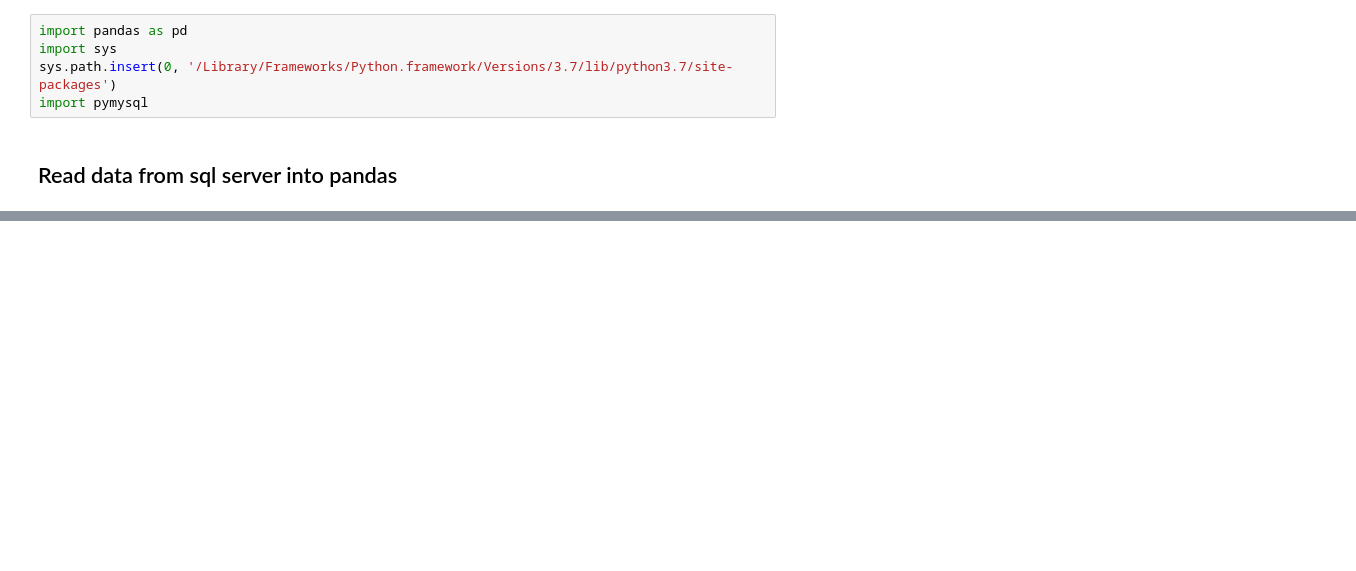
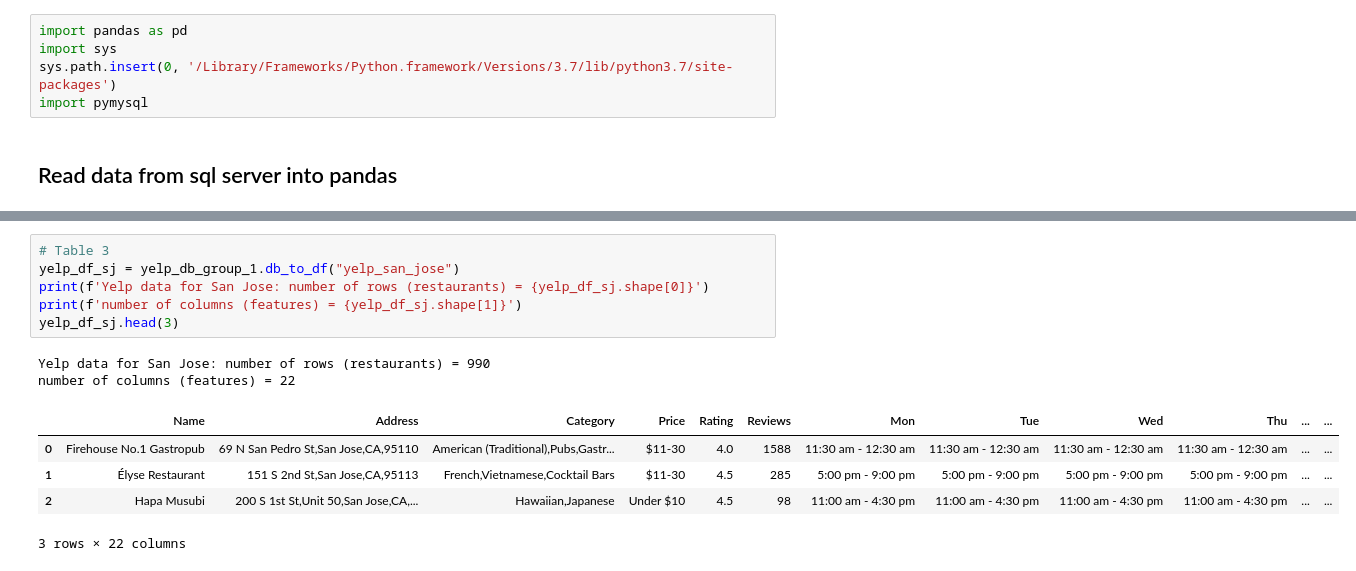
Before and after one commit to Chenghan-Sun/AdvDS-Analysis, a Jupyter notebook: Notebooks/EDA_Features.ipynb, the cells around one changed output, grey strips where cells are left out. Saved outputs shown, nothing was run; the diff lists cells and outputs as text; blank space fills up the shorter version.

```diff
--- a/Notebooks/EDA_Features.ipynb
+++ b/Notebooks/EDA_Features.ipynb
@@ -53,0 +145,14 @@ yelp_df
+# %%
+# Table 3
+yelp_df_sj = yelp_db_group_1.db_to_df("yelp_san_jose")
+print(f'Yelp data for San Jose: number of rows (restaurants) = {yelp_df_sj.shape[0]}')
+print(f'number of columns (features) = {yelp_df_sj.shape[1]}')
+yelp_df_sj.head(3)
+# %% [output]
+Yelp data for San Jose: number of rows (restaurants) = 990
+number of columns (features) = 22
+|  | Name | Address | Category | Price | Rating | Reviews | Mon | Tue | Wed | Thu | ... | ... |
+| 0 | Firehouse No.1 Gastropub | 69 N San Pedro St,San Jose,CA,95110 | American (Traditional),Pubs,Gastr... | $11-30 | 4.0 | 1588 | 11:30 am - 12:30 am | 11:30 am - 12:30 am | 11:30 am - 12:30 am | 11:30 am - 12:30 am | ... | ... |
+| 1 | Élyse Restaurant | 151 S 2nd St,San Jose,CA,95113 | French,Vietnamese,Cocktail Bars | $11-30 | 4.5 | 285 | 5:00 pm - 9:00 pm | 5:00 pm - 9:00 pm | 5:00 pm - 9:00 pm | 5:00 pm - 9:00 pm | ... | ... |
+| 2 | Hapa Musubi | 200 S 1st St,Unit 50,San Jose,CA,... | Hawaiian,Japanese | Under $10 | 4.5 | 98 | 11:00 am - 4:30 pm | 11:00 am - 4:30 pm | 11:00 am - 4:30 pm | 11:00 am - 4:30 pm | ... | ... |
+3 rows × 22 columns
```
Also changed, not shown: parts of 27 cells of this notebook, 2 other files.
